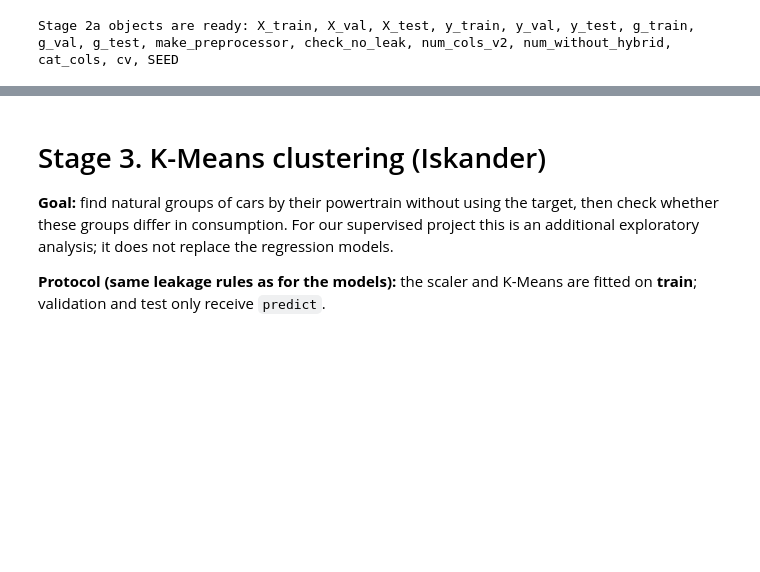
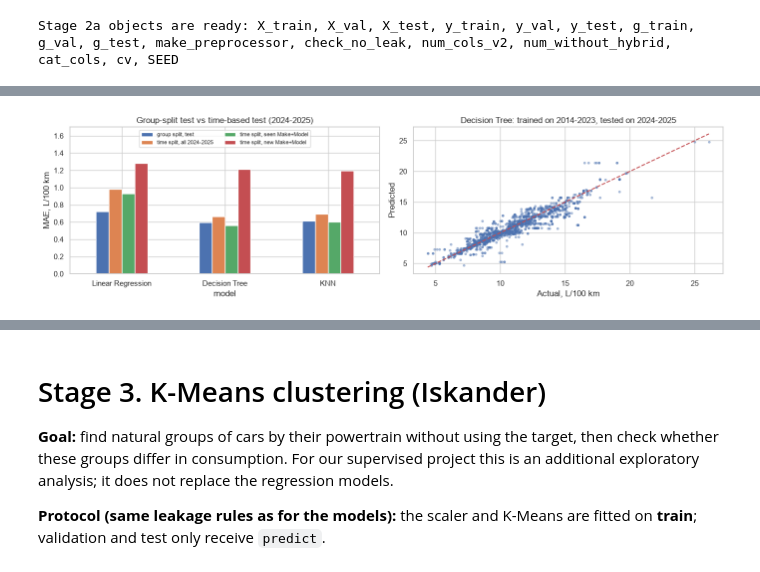
Before and after one commit to isk0nka-dot/Vehicle-Fuel-Efficiency, a Jupyter notebook: notebooks/endterm.ipynb, the cells around one changed output, grey strips where cells are left out. Drawn from its saved outputs; the diff is of its cells as text; code cells hidden in the pictures; blank space fills up the shorter version.

```diff
--- a/notebooks/endterm.ipynb
+++ b/notebooks/endterm.ipynb
@@ -2016,0 +2276,29 @@ Stage 2a objects are ready: X_train, X_val, X_test, y_train, y_val, y_test, g_tr
+# %%
+time_train = X["Model year"] <= 2023
+time_test = X["Model year"] >= 2024
+X_old, y_old = X[time_train], y[time_train]
+X_new, y_new = X[time_test], y[time_test]
+seen = groups[time_test].isin(set(groups[time_train]))
+
+print(f"train 2014-2023: {len(X_old)} rows | test 2024-2025: {len(X_new)} rows "
+      f"(seen Make+Model: {seen.sum()}, new: {(~seen).sum()})")
+drift = pd.DataFrame({
+    "2014-2023": [y_old.mean(), y_old.median(), X_old["is_hybrid"].mean() * 100, (X_old["Cylinders"] >= 8).mean() * 100],
+    "2024-2025": [y_new.mean(), y_new.median(), X_new["is_hybrid"].mean() * 100, (X_new["Cylinders"] >= 8).mean() * 100],
+}, index=["target mean", "target median", "hybrids, %", "8+ cylinders, %"])
+display(drift.round(2))
+
+rows, time_preds = [], {}
+for name, est in tuned.items():
+    m = clone(est).fit(X_old, y_old)
+    p = pd.Series(m.predict(X_new), index=X_new.index)
+    time_preds[name] = p
+    err = p - y_new
+    r = {"model": name, **evaluate(y_new, p), "bias": err.mean(),
+         "MAE seen models": err[seen].abs().mean(), "MAE new models": err[~seen].abs().mean()}
+    for yr in (2024, 2025):
+        r[f"MAE {yr}"] = err[X_new["Model year"] == yr].abs().mean()
+    r["MAE group-split test (2b)"] = test_table_2b.loc[name, "MAE"]
+    rows.append(r)
+time_table = pd.DataFrame(rows).set_index("model")
+time_table.round(3)
@@ -2017 +2318,18 @@ Stage 2a objects are ready: X_train, X_val, X_test, y_train, y_val, y_test, g_tr
+# %%
+fig, ax = plt.subplots(1, 2, figsize=(14, 4))
+time_table[["MAE group-split test (2b)", "MAE", "MAE seen models", "MAE new models"]].drop("Mean baseline").plot.bar(ax=ax[0], rot=0)
+ax[0].set_ylabel("MAE, L/100 km"); ax[0].set_title("Group-split test vs time-based test (2024-2025)")
+ax[0].set_ylim(0, 1.7)
+ax[0].legend(["group split, test", "time split, all 2024-2025", "time split, seen Make+Model", "time split, new Make+Model"],
+             fontsize=8, ncol=2, loc="upper center")
+
+best_time = time_table.drop("Mean baseline")["MAE"].idxmin()
+ax[1].scatter(y_new, time_preds[best_time], s=8, alpha=0.4)
+lims = [y_new.min(), y_new.max()]
+ax[1].plot(lims, lims, "r--")
+ax[1].set_xlabel("Actual, L/100 km"); ax[1].set_ylabel("Predicted")
+ax[1].set_title(f"{best_time}: trained on 2014-2023, tested on 2024-2025")
+plt.tight_layout(); plt.show()
+# %% [output]
+[figure, added]
 # %% [markdown]
```
Also changed, not shown: parts of 63 cells of this notebook, 1 other file.
